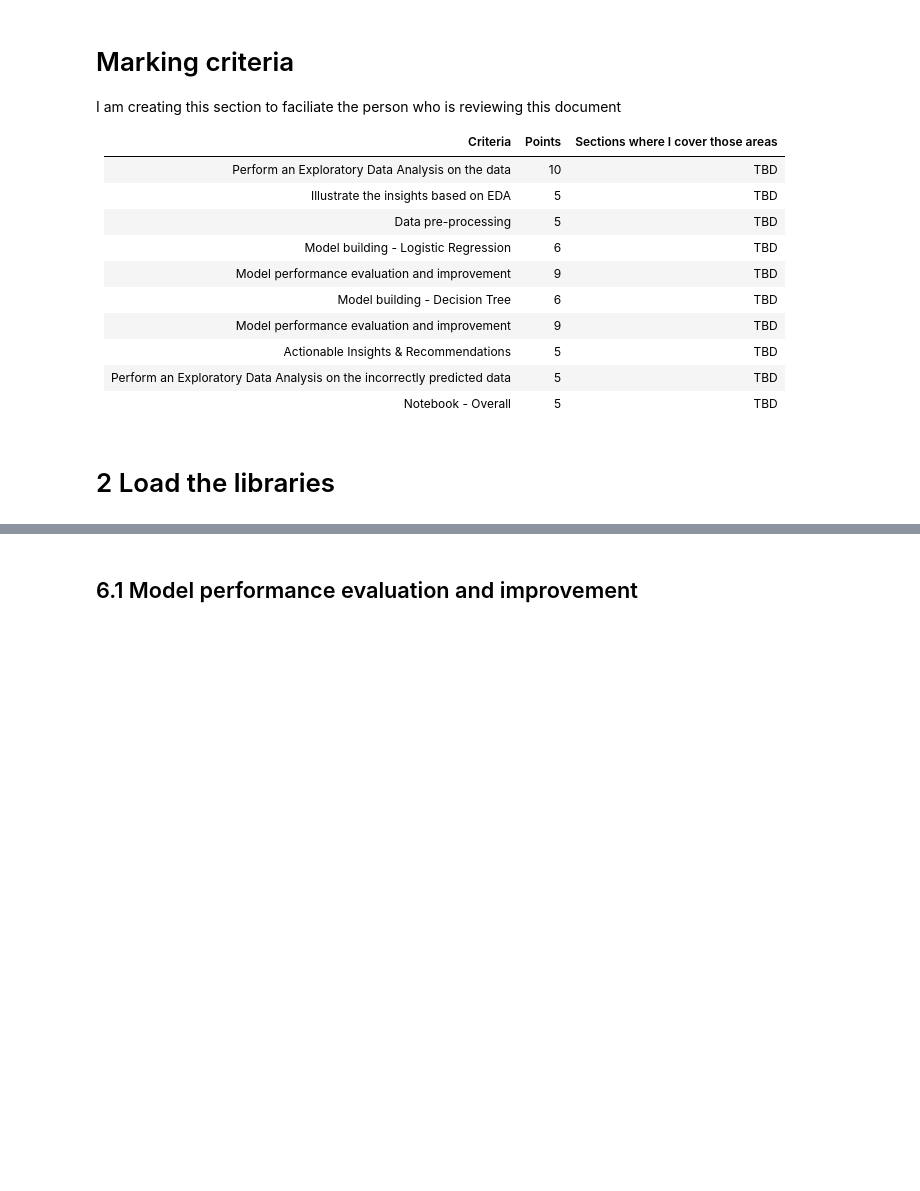
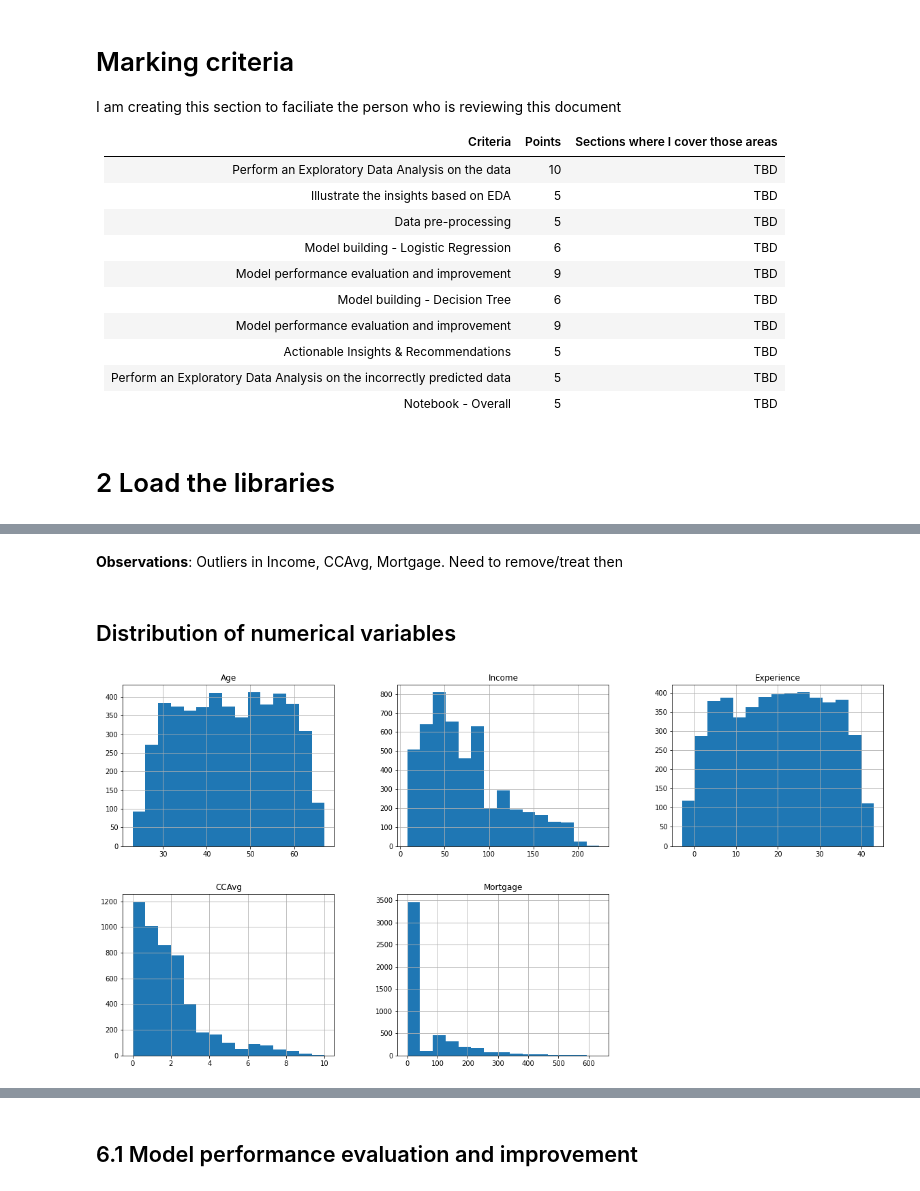
Before and after one commit to sirhomersimpson/pgp-aiml, a Jupyter notebook: supervised_learning_regression/Personal Loan Campaign Project.ipynb, the cells around one changed output, grey strips where cells are left out. Saved outputs shown, nothing was run; the diff lists cells and outputs as text; code cells hidden in the pictures; blank space fills up the shorter version.

```diff
--- a/supervised_learning_regression/Personal Loan Campaign Project.ipynb
+++ b/supervised_learning_regression/Personal Loan Campaign Project.ipynb
@@ -161,0 +291,8 @@ memory usage: 547.0 KB
+# %% [markdown]
+**Observations**: Outliers in Income, CCAvg, Mortgage. Need to remove/treat then
+# %% [markdown]
+## Distribution of numerical variables
+# %%
+df[n].hist(bins=15, figsize=(20, 10), layout=(2, 3))
+# %% [output]
+[figure, added]
```
Also changed, not shown: parts of 40 cells of this notebook.
